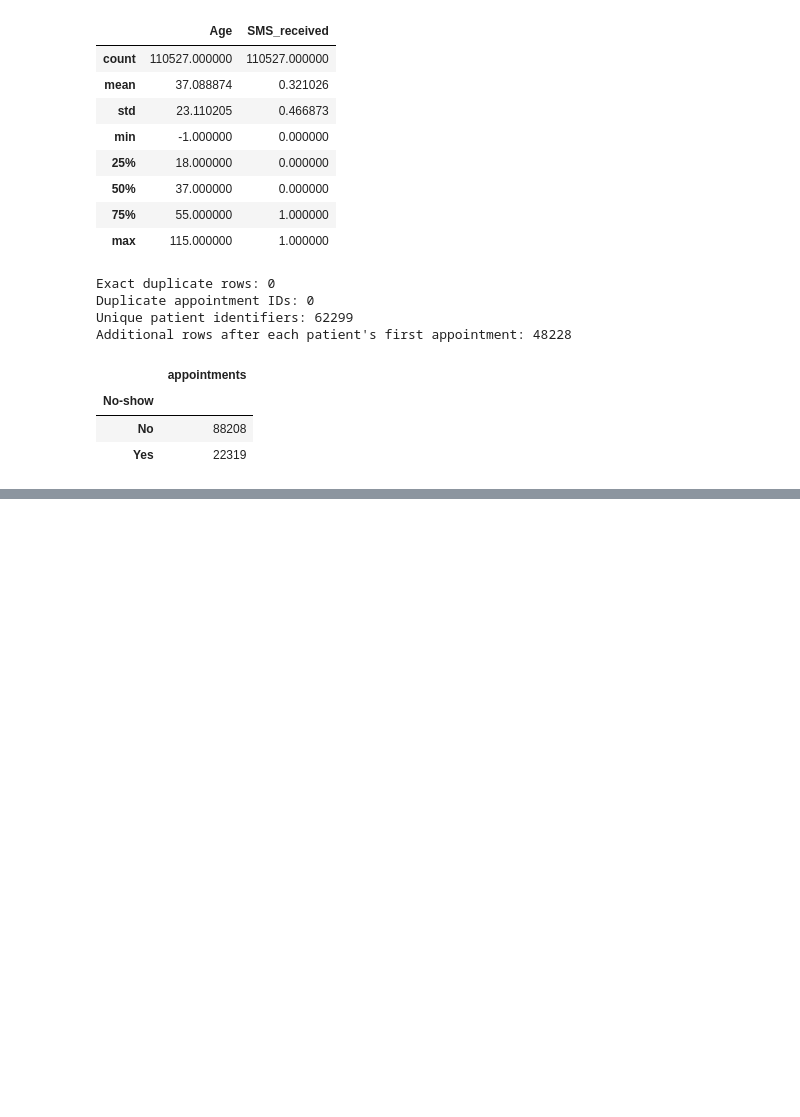
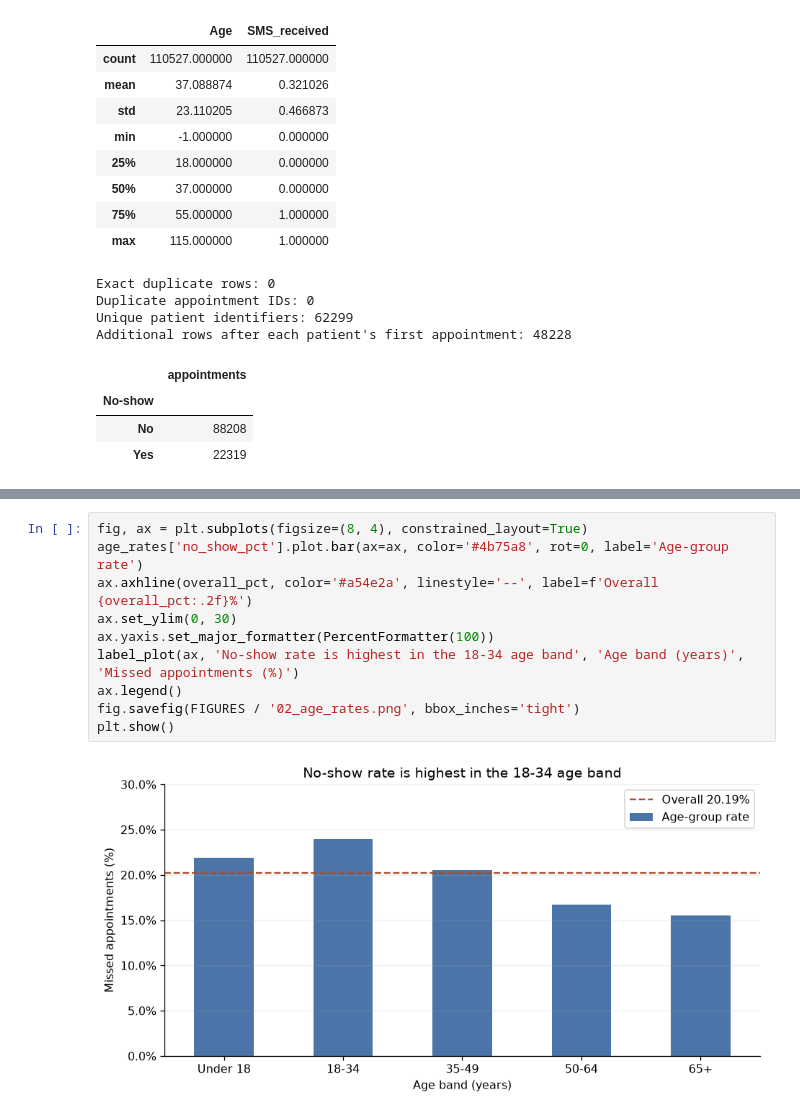
Before and after one commit to noufal85/Udacity_MS_Investigate_Dataset, a Jupyter notebook: Investigate_a_Dataset.ipynb, the cells around one changed output, grey strips where cells are left out. Saved outputs shown, nothing was run; the diff lists cells and outputs as text; blank space fills up the shorter version.

```diff
--- a/Investigate_a_Dataset.ipynb
+++ b/Investigate_a_Dataset.ipynb
@@ -611,0 +368,12 @@ claimed in this report.
+# %%
+fig, ax = plt.subplots(figsize=(8, 4), constrained_layout=True)
+age_rates['no_show_pct'].plot.bar(ax=ax, color='#4b75a8', rot=0, label='Age-group rate')
+ax.axhline(overall_pct, color='#a54e2a', linestyle='--', label=f'Overall {overall_pct:.2f}%')
+ax.set_ylim(0, 30)
+ax.yaxis.set_major_formatter(PercentFormatter(100))
+label_plot(ax, 'No-show rate is highest in the 18-34 age band', 'Age band (years)', 'Missed appointments (%)')
+ax.legend()
+fig.savefig(FIGURES / '02_age_rates.png', bbox_inches='tight')
+plt.show()
+# %% [output]
+[figure, added]
```
Also changed, not shown: parts of 45 cells of this notebook, 14 other files.
